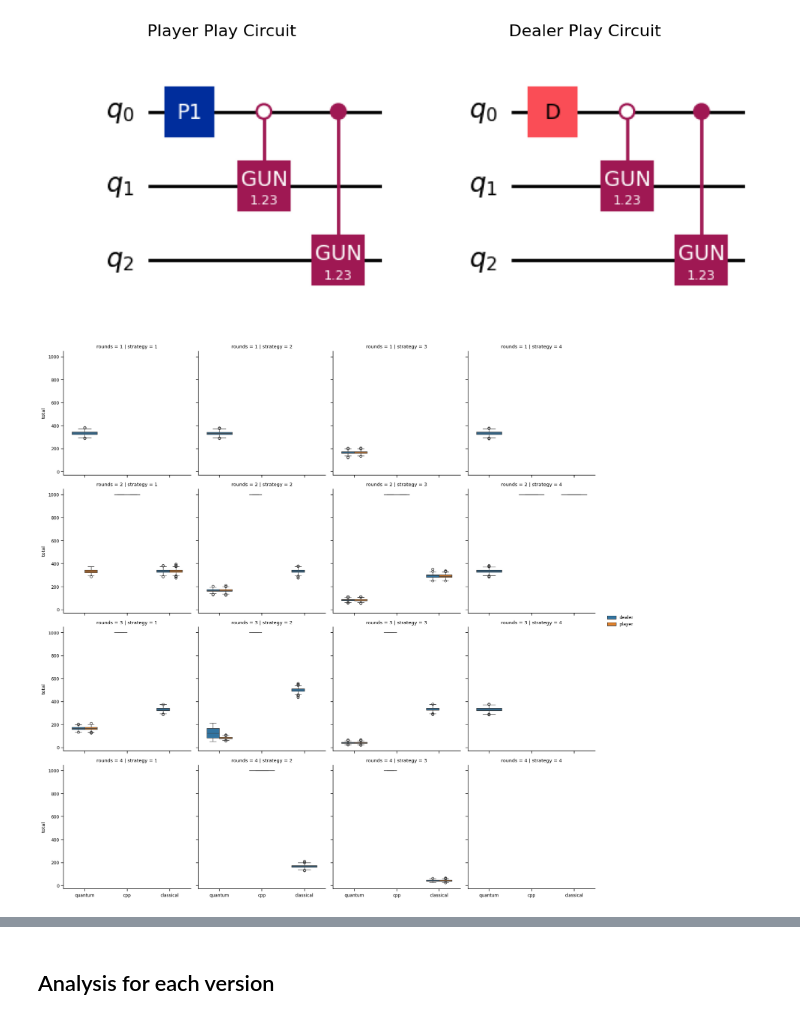
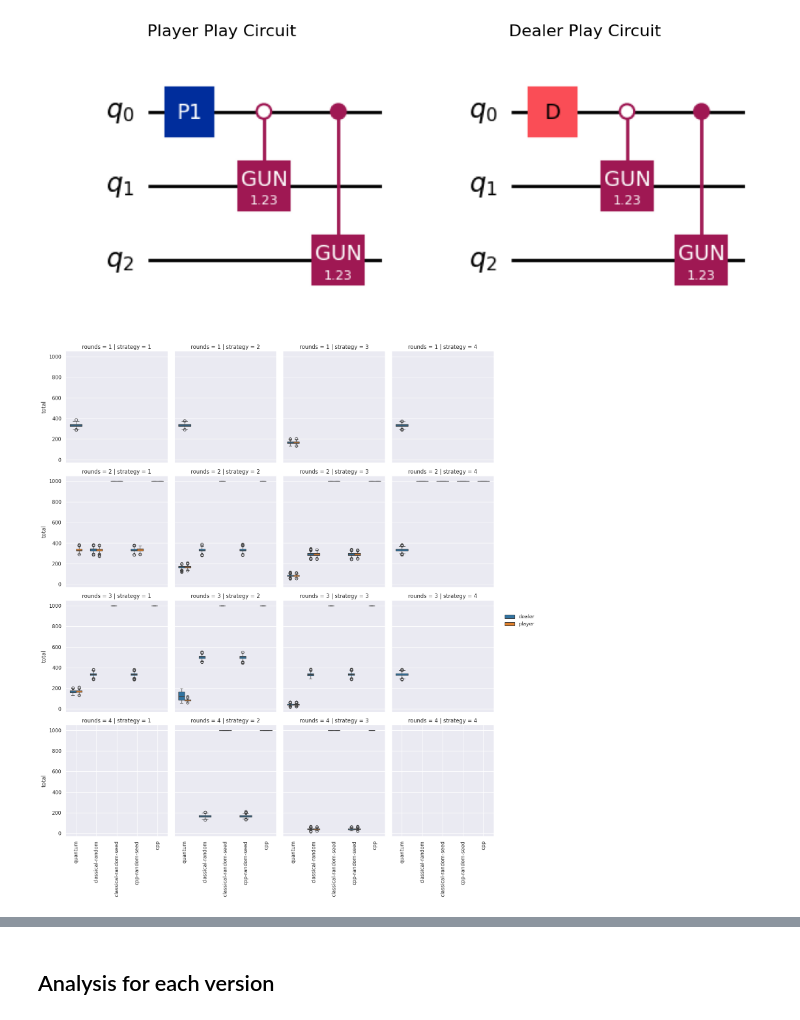
Before and after one commit to Dpbm/qbuck, a Jupyter notebook: buckshot-roulette.ipynb, the cells around one changed output, grey strips where cells are left out. Cells and saved outputs as stored; diff of their text form; code cells hidden in the pictures.

Commit message:
new data

```diff
--- a/buckshot-roulette.ipynb
+++ b/buckshot-roulette.ipynb
@@ -78,3 +90,7 @@ class CppRandomEngine(RandomEngine):
+# %%
+class CppRandomEngineWithSeed(CppEngine):
+    def set_seed(self, seed:int):
+        self._random_util.set_seed(seed)
 # %%
 class Player(ABC):
 
@@ -241,10 +257,18 @@ class Dealer(Player):
             return Play.OPPONENT
         return Play.HIMSELF
 # %%
-classical_results = pd.DataFrame(columns=("eval_i", "shot","winner", "strategy", "rounds"))
-classical_results_cpp = pd.DataFrame(columns=("eval_i", "shot", "winner", "strategy", "rounds"))
 
-for df,file,engine in zip((classical_results, classical_results_cpp), ('classical-results.csv', 'classical-results-cpp.csv'), (DefaultRandomEngine, CppRandomEngine)):
+classical_results_no_seed = pd.DataFrame(columns=("eval_i", "shot","winner", "strategy", "rounds"))
+classical_results_with_seed = pd.DataFrame(columns=("eval_i", "shot","winner", "strategy", "rounds"))
+classical_results_cpp_no_seed = pd.DataFrame(columns=("eval_i", "shot", "winner", "strategy", "rounds"))
+classical_results_cpp_with_seed = pd.DataFrame(columns=("eval_i", "shot", "winner", "strategy", "rounds"))
+
+iter_data = zip(
+    (classical_results_no_seed ,classical_results_with_seed, classical_results_cpp_no_seed, classical_results_cpp_with_seed),
+    ('classical-results-no-seed.csv', 'classical-results-with-seed.csv', 'classical-results-cpp-random-seed.csv', 'classical-results-cpp-with-seed.csv'),
+    (DefaultRandomEngineNoSeed, DefaultRandomEngineWithSeed, CppRandomEngineNoSeed, CppRandomEngineWithSeed))
+
+for df,file,engine in iter_data:
 
     for evaluation_i in trange(TOTAL_RUNS):
         random_util = RandomUtility()
@@ -562,12 +586,12 @@ plt.show()
 # %% [output]
 [figure]
 # %%
-datasets = ("classical-results-cpp.csv", "classical-results.csv", "quantum-results.csv")
-labels = ("cpp", "classical", "quantum")
+datasets = ('classical-results-no-seed.csv', 'classical-results-with-seed.csv', 'classical-results-cpp-random-seed.csv', 'classical-results-cpp-with-seed.csv', "quantum-results.csv")
+labels = ("classical-random", "classical-random-seed", "cpp-random-seed", "cpp", "quantum")
 # %%
 data = pd.DataFrame(columns=("winner", "label", "strategy", "rounds"))
 
-for label,dataset in zip(labels[:2],datasets[:2]):
+for label,dataset in zip(labels[:4],datasets[:4]):
     d = pd.read_csv(dataset)
     grouped_data = d.groupby(["eval_i", "strategy", "rounds","winner"]).size().reset_index(name="total")
     grouped_data.drop("eval_i", axis=1)
@@ -580,13 +604,16 @@ q["label"] = labels[-1]
 data = pd.concat([data,q], ignore_index=True)
 # %%
 sns.set_context("paper")
-g = sns.FacetGrid(data, row="rounds", col="strategy", height=4, aspect=1)
+sns.set_theme(style="darkgrid")
+g = sns.FacetGrid(data, row="rounds", col="strategy", height=4, aspect=.9)
 g.map_dataframe(sns.boxplot, y="total", hue="winner", x="label", width=0.6, dodge=True, palette="tab10")
 g.add_legend()
 g.tight_layout()
 g.set_xlabels("")
+for ax in g.axes.flat:
+    ax.tick_params(axis='x', rotation=90)
 g.savefig("comparing-results.png")
 plt.show()
 # %% [output]
-[figure, old version]
+[figure, new version]
 # %%
```
Also changed, not shown: parts of 10 cells of this notebook, 12 other files.
